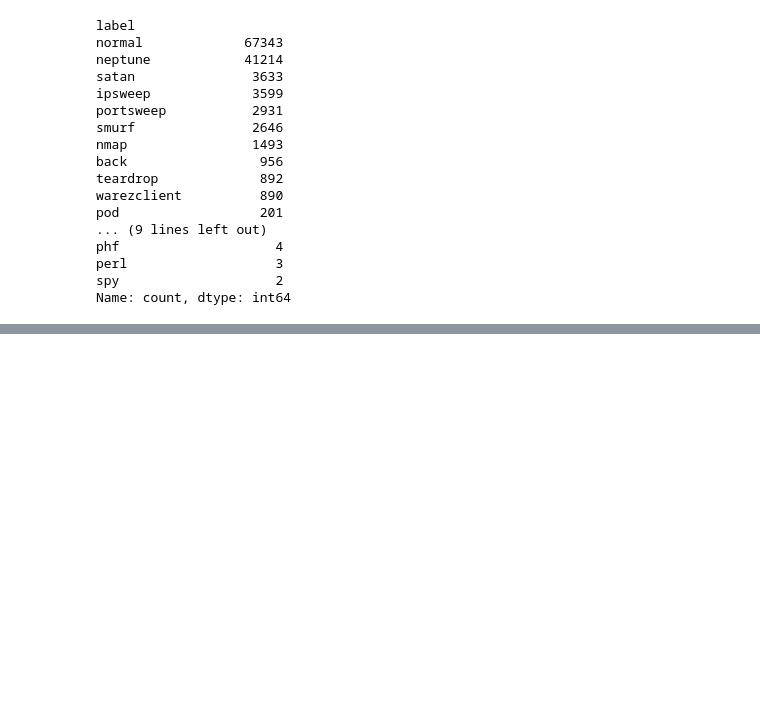
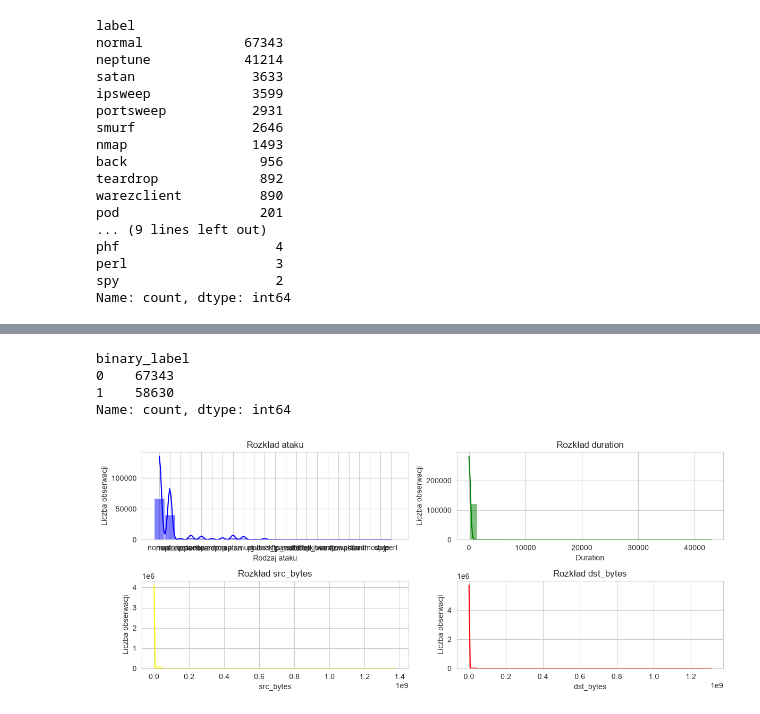
Before and after one commit to svmod3/network-intrusion-detection, a Jupyter notebook: notebooks/01_eda_modeling.ipynb, the cells around one changed output, grey strips where cells are left out. Drawn from its saved outputs; the diff is of its cells as text; code cells hidden in the pictures; blank space fills up the shorter version.

Commit message:
feat: add distribution histograms for key features

```diff
--- a/notebooks/01_eda_modeling.ipynb
+++ b/notebooks/01_eda_modeling.ipynb
@@ -129,3 +101,44 @@ df_train.describe()
+# %%
+df_train['binary_label'] = (df_train['label'] != 'normal').astype(int)
+df_train['binary_label'].value_counts()
+# %% [output]
+binary_label
+0    67343
+1    58630
+Name: count, dtype: int64
+# %%
+sns.set_style("whitegrid")
+
+plt.figure(figsize=(12, 5))
+plt.subplot(2, 2, 1)
+
+sns.histplot(df_train['label'], bins=30, kde=True, color="blue")
+plt.xlabel("Rodzaj ataku")
+plt.ylabel('Liczba obserwacji')
+plt.title("Rozklad ataku")
+
+plt.subplot(2, 2, 2)
+sns.histplot(df_train['duration'], bins=30, kde=True, color="green")
+plt.xlabel("Duration")
+plt.ylabel("Liczba obserwacji")
+plt.title("Rozkład duration")
+
+plt.subplot(2, 2, 3)
+sns.histplot(df_train['src_bytes'], bins=30, kde=True, color="yellow")
+plt.xlabel("src_bytes")
+plt.ylabel("Liczba obserwacji")
+plt.title("Rozkład src_bytes")
+
+plt.subplot(2, 2, 4)
+sns.histplot(df_train['dst_bytes'], bins=30, kde=True, color="red")
+plt.xlabel("dst_bytes")
+plt.ylabel("Liczba obserwacji")
+plt.title("Rozkład dst_bytes")
+
+plt.tight_layout()
+plt.show()
+# %% [output]
+[figure, added]
 # %%
 #obserwacja: kolujny src_bytes, dst_bytes, duration maja bardzo wysokie std
 #wzgedem mean - bedzie potrzebnyfeature scaling przed modelowaniem
```
Also changed, not shown: parts of 11 cells of this notebook.
